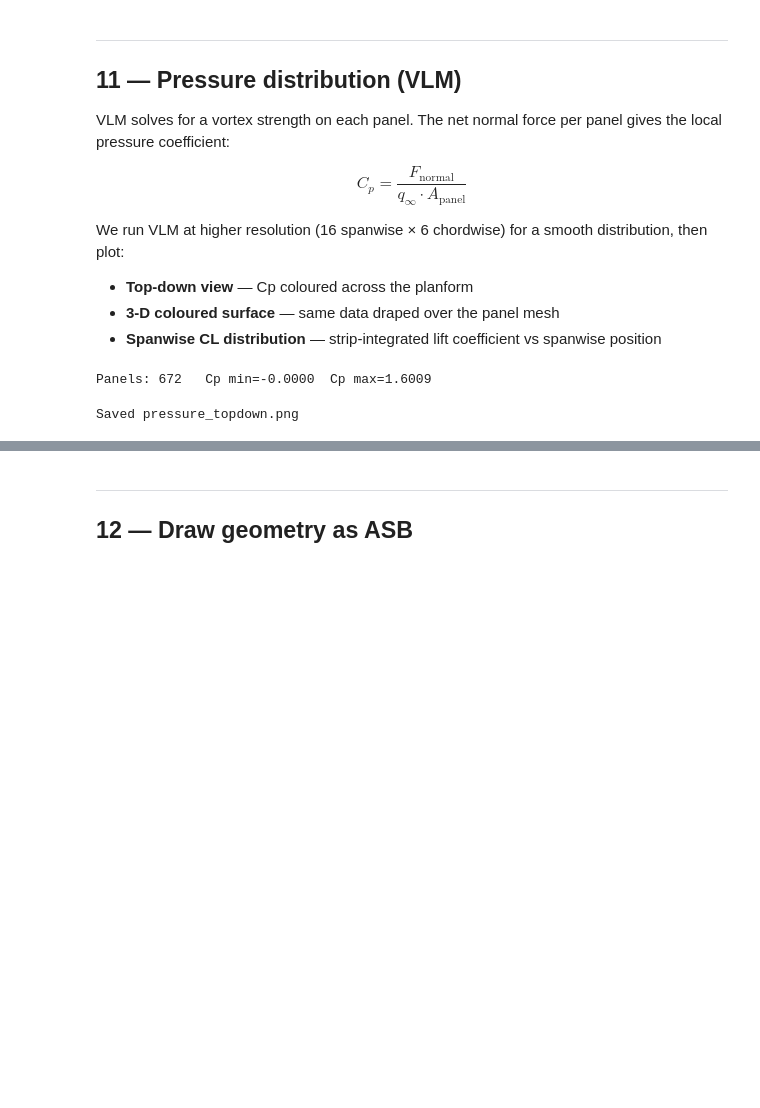
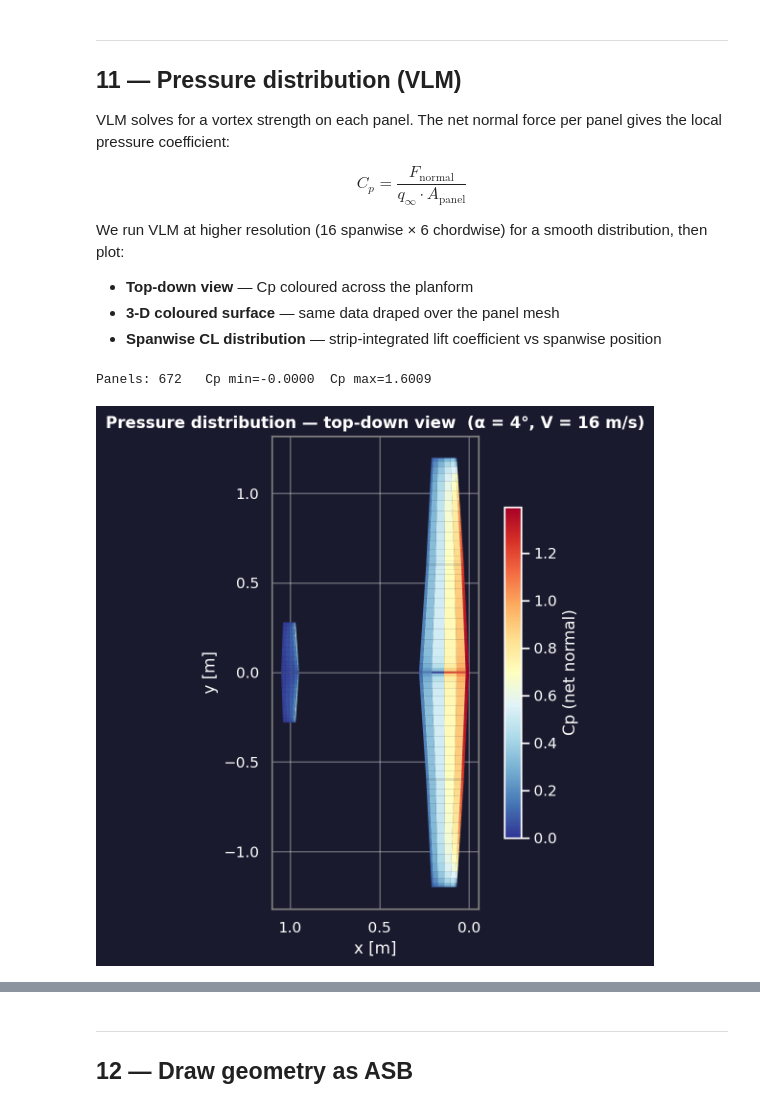
Before and after one commit to KasparStepan/AerisPlane, a Jupyter notebook: tutorials/02_aerodynamics_executed.ipynb, the cells around one changed output, grey strips where cells are left out. Drawn from its saved outputs; the diff is of its cells as text; code cells hidden in the pictures; blank space fills up the shorter version.

```diff
--- a/tutorials/02_aerodynamics_executed.ipynb
+++ b/tutorials/02_aerodynamics_executed.ipynb
@@ -610,37 +592,34 @@ ax.set_facecolor("#1a1a2e")
 quads_2d = [
     [fl[i, [0,1]], bl[i, [0,1]], br[i, [0,1]], fr[i, [0,1]]]
     for i in range(len(Cp))
 ]
 face_colors = [cmap_cp(norm_cp(cp)) for cp in Cp]
 
 pc2d = PolyCollection(quads_2d, facecolors=face_colors,
                        edgecolors="none", linewidth=0)
 ax.add_collection(pc2d)
 ax.autoscale_view()
 ax.set_aspect("equal")
 ax.invert_xaxis()    # nose to the right (conventional layout)
 ax.set_xlabel("x [m]", color="white")
 ax.set_ylabel("y [m]", color="white")
 ax.tick_params(colors="white")
 for spine in ax.spines.values():
     spine.set_edgecolor("gray")
 
 sm = plt.cm.ScalarMappable(cmap=cmap_cp, norm=norm_cp)
 sm.set_array([])
 cb = plt.colorbar(sm, ax=ax, shrink=0.7, pad=0.02)
 cb.set_label("Cp (net normal)", color="white")
 cb.ax.yaxis.set_tick_params(color="white")
 plt.setp(cb.ax.yaxis.get_ticklabels(), color="white")
 
 ax.set_title(f"Pressure distribution — top-down view  (α = 4°, V = 16 m/s)",
              color="white", fontsize=12, fontweight="bold")
 fig.tight_layout()
-fig.savefig("pressure_topdown.png", dpi=150, bbox_inches="tight",
-            facecolor=fig.get_facecolor())
 plt.show()
-print("Saved pressure_topdown.png")
 # %% [output]
-Saved pressure_topdown.png
+[figure, added]
 # %%
 # ── Plot 2: 3-D coloured surface ──────────────────────────────────────────
 fig3d = plt.figure(figsize=(13, 7))
```
Also changed, not shown: parts of 12 cells of this notebook, 7 other files.
